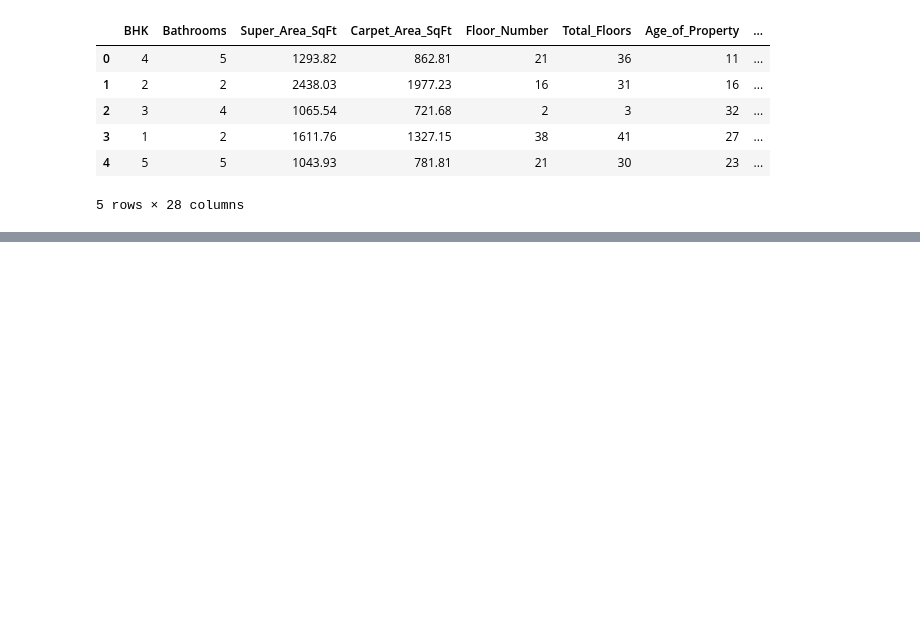
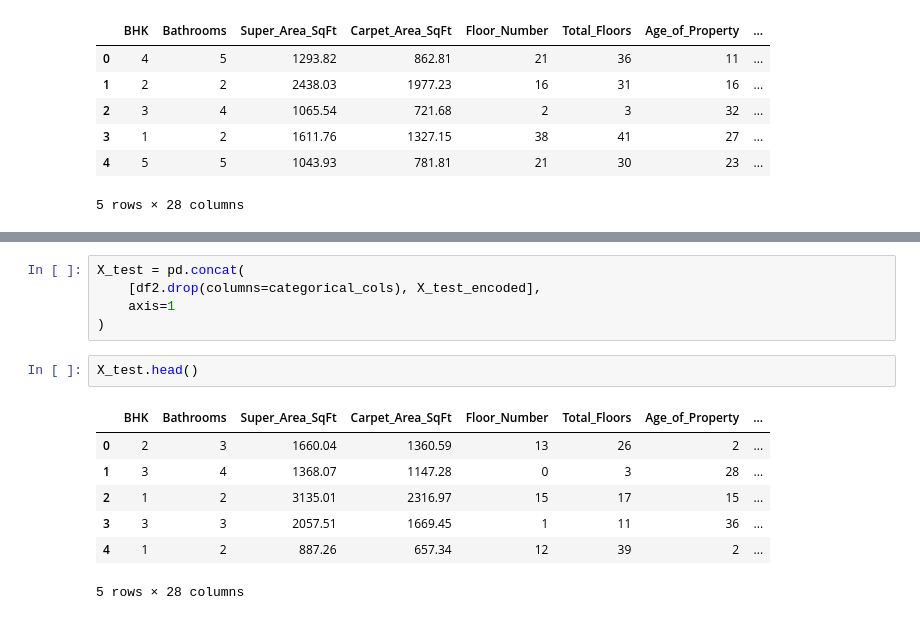
Before and after one commit to subham-oss/House-price-prediction, a Jupyter notebook: notebooks/house_price_eda.ipynb, the cells around one changed output, grey strips where cells are left out. Cells and saved outputs as stored; diff of their text form; blank space fills up the shorter version.

```diff
--- a/notebooks/house_price_eda.ipynb
+++ b/notebooks/house_price_eda.ipynb
@@ -475,0 +538,15 @@ X_train.head()
+# %%
+X_test = pd.concat(
+    [df2.drop(columns=categorical_cols), X_test_encoded],
+    axis=1
+)
+# %%
+X_test.head()
+# %% [output]
+|  | BHK | Bathrooms | Super_Area_SqFt | Carpet_Area_SqFt | Floor_Number | Total_Floors | Age_of_Property | ... |
+| 0 | 2 | 3 | 1660.04 | 1360.59 | 13 | 26 | 2 | ... |
+| 1 | 3 | 4 | 1368.07 | 1147.28 | 0 | 3 | 28 | ... |
+| 2 | 1 | 2 | 3135.01 | 2316.97 | 15 | 17 | 15 | ... |
+| 3 | 3 | 3 | 2057.51 | 1669.45 | 1 | 11 | 36 | ... |
+| 4 | 1 | 2 | 887.26 | 657.34 | 12 | 39 | 2 | ... |
+5 rows × 28 columns
```
Also changed, not shown: parts of 8 cells of this notebook.
